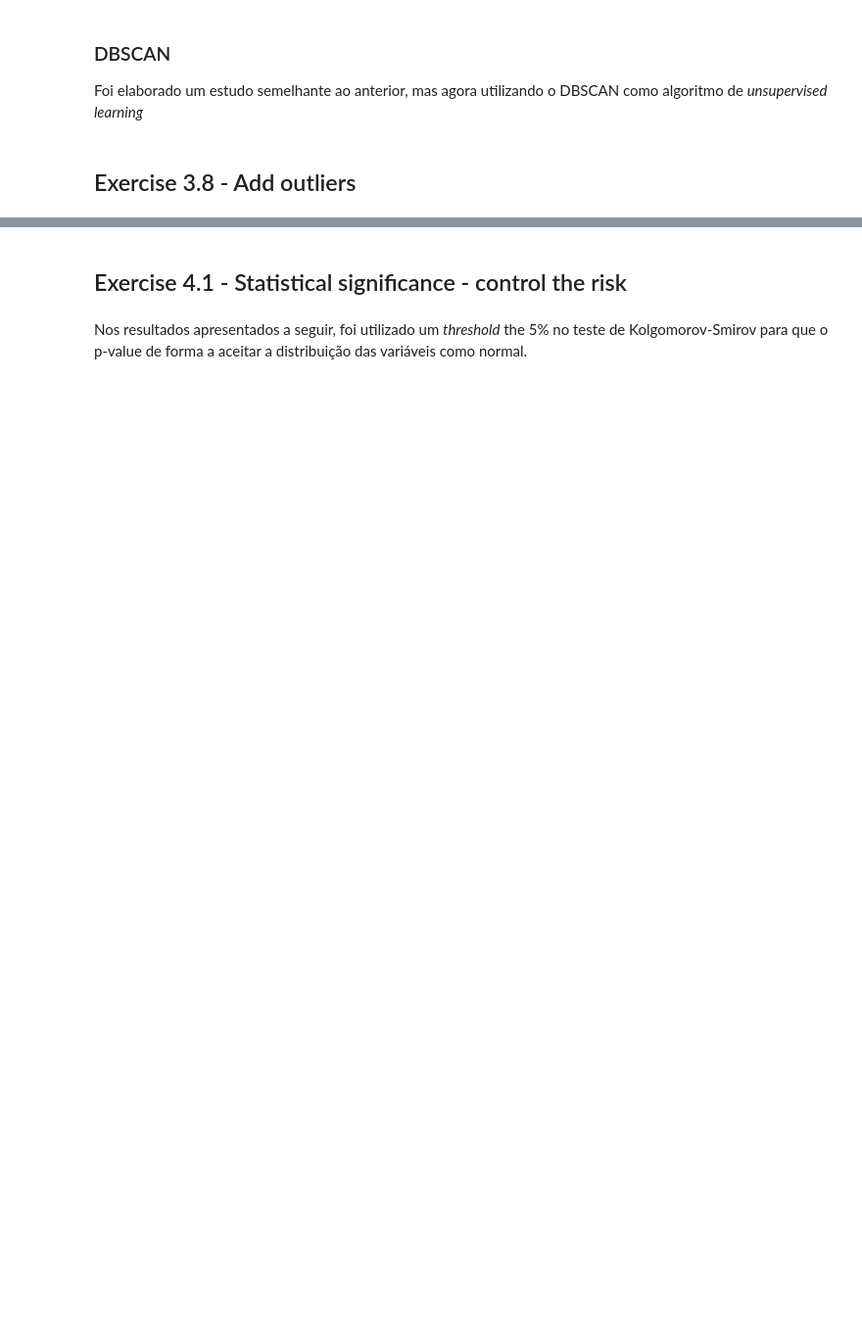
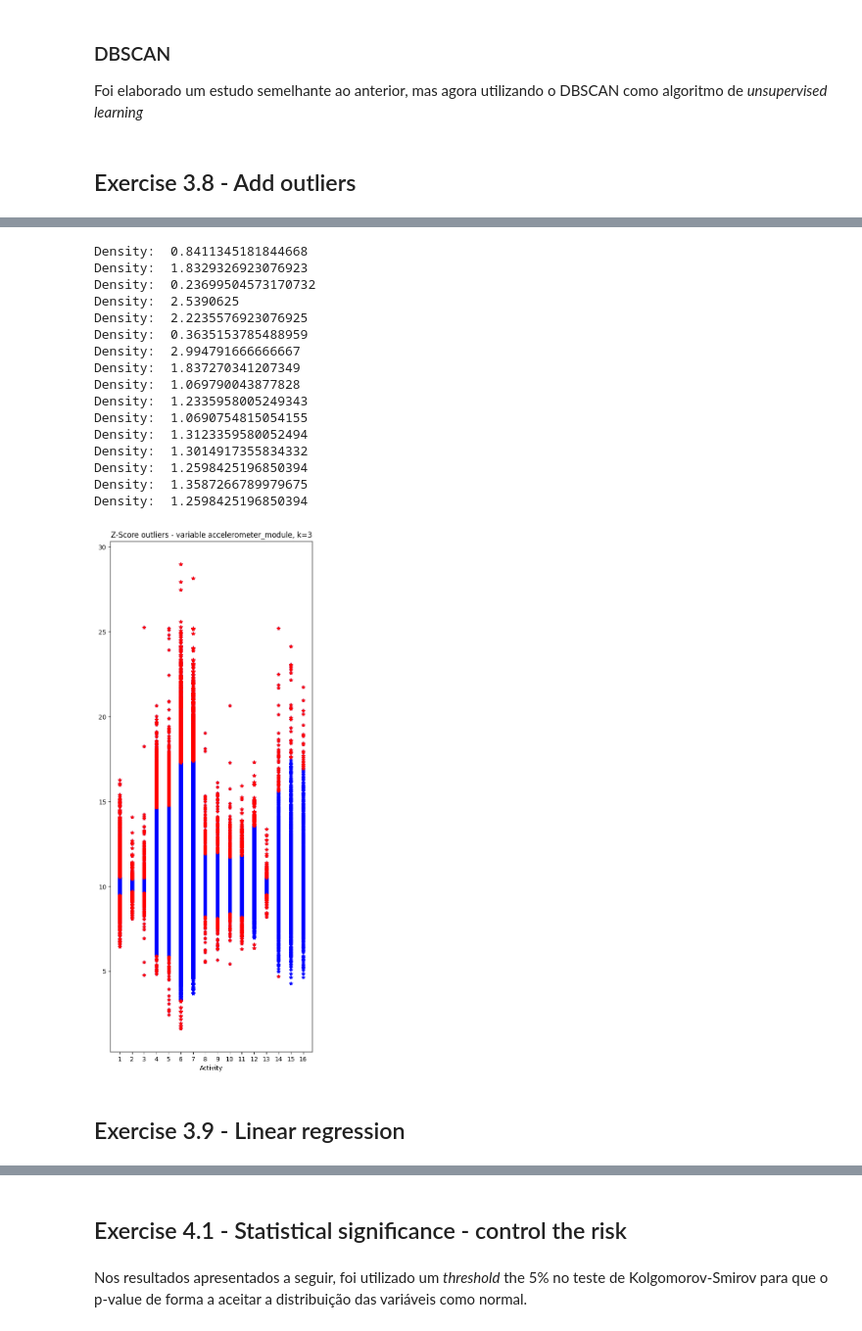
Before and after one commit to PugtgYosuky/clf-human-activities, a Jupyter notebook: src/project.ipynb, the cells around one changed output, grey strips where cells are left out. Shown: that part at 98% size. Cells and saved outputs as stored; diff of their text form; code cells hidden in the pictures; blank space fills up the shorter version.

```diff
--- a/src/project.ipynb
+++ b/src/project.ipynb
@@ -353,9 +275,10 @@ def inject_outliers(quantity, data, outliers_indexes, k, mean, std, z=1):
 def add_outliers(percentage, k, data):
     indexes = calculate_outliers_indexes(data, k)
     density = calculate_density(indexes)
+    print('Density of outliers:', density * 100)
     mean = data.mean()
     std = data.std()
     if density < percentage:
         quantity = int((percentage - density) * len(data))
         data_with_outliers = inject_outliers(quantity, data, indexes, k, mean, std)
-        return data_with_outliers
+        return data_with_outliers, density
@@ -363,0 +312,3 @@ series_with_outliers = add_outliers(0.1, 3, data['accelerometer_module'])
+# %%
+outliers_data = data.copy()
+outliers_data['accelerometer_data'] = series_with_outliers
@@ -363,0 +332,22 @@ series_with_outliers = add_outliers(0.1, 3, data['accelerometer_module'])
+# %%
+plot_zscore_outliers(outliers_data, 'accelerometer_module', k_value=k )
+# %% [output]
+Density:  0.8411345181844668
+Density:  1.8329326923076923
+Density:  0.23699504573170732
+Density:  2.5390625
+Density:  2.2235576923076925
+Density:  0.3635153785488959
+Density:  2.994791666666667
+Density:  1.837270341207349
+Density:  1.069790043877828
+Density:  1.2335958005249343
+Density:  1.0690754815054155
+Density:  1.3123359580052494
+Density:  1.3014917355834332
+Density:  1.2598425196850394
+Density:  1.3587266789979675
+Density:  1.2598425196850394
+[figure, added]
+# %% [markdown]
+## Exercise 3.9 - Linear regression
```
Also changed, not shown: parts of 44 cells of this notebook, 2 other files.
